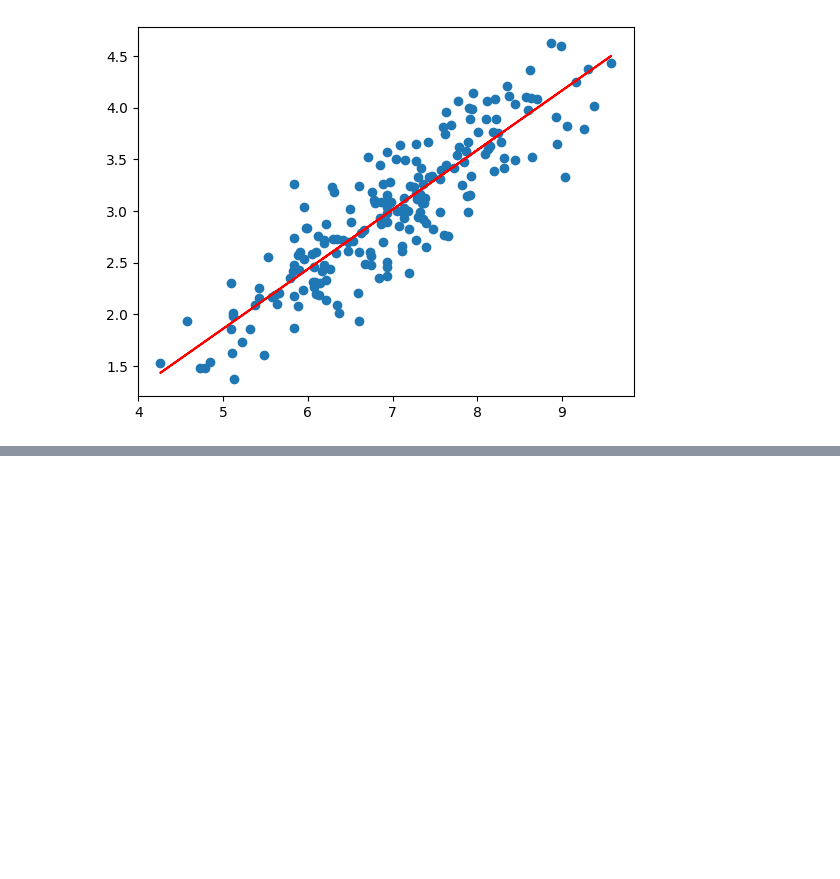
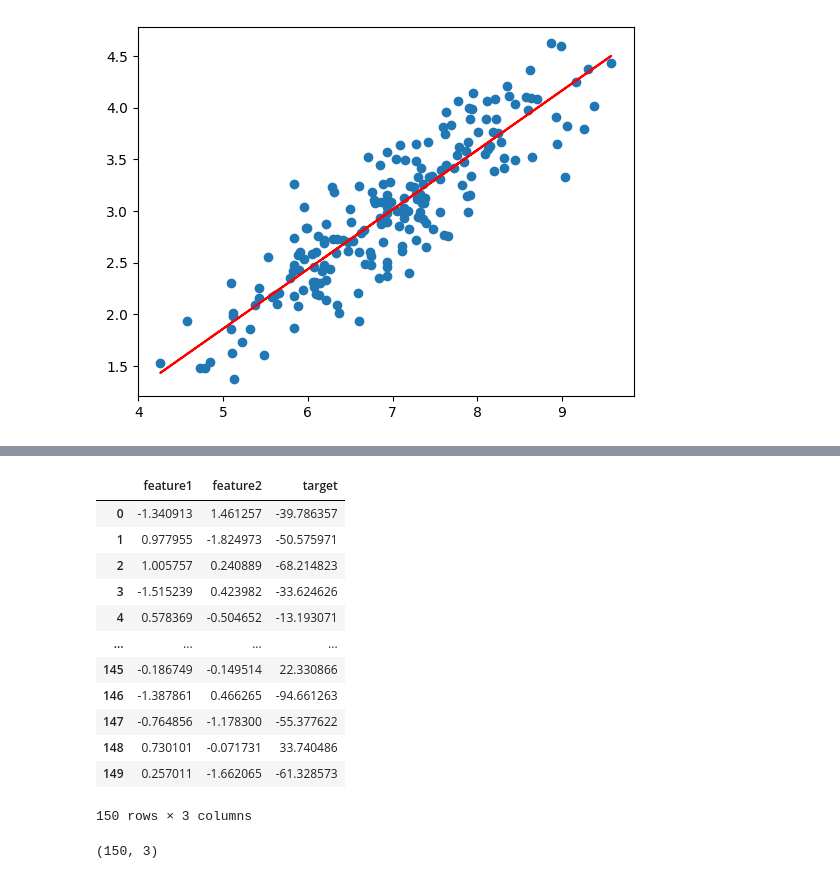
Before and after one commit to robinbanerje/MLpractice, a Jupyter notebook: MLpractice.ipynb, the cells around one changed output, grey strips where cells are left out. Drawn from its saved outputs; the diff is of its cells as text; code cells hidden in the pictures; blank space fills up the shorter version.

```diff
--- a/MLpractice.ipynb
+++ b/MLpractice.ipynb
@@ -172,0 +177,2 @@ plt.plot(X_train, model.predict(X_train), color = "red") # plotting y = 0.57*x-1
+# %%
+X, y = make_regression(n_samples=150, n_features = 2, n_targets = 1, noise = 40)
@@ -172,0 +219,21 @@ plt.plot(X_train, model.predict(X_train), color = "red") # plotting y = 0.57*x-1
+# %%
+df = pd.DataFrame({'feature1': X[:,0], 'feature2':X[:,1], 'target':y})
+df
+# %% [output]
+|  | feature1 | feature2 | target |
+| 0 | -1.340913 | 1.461257 | -39.786357 |
+| 1 | 0.977955 | -1.824973 | -50.575971 |
+| 2 | 1.005757 | 0.240889 | -68.214823 |
+| 3 | -1.515239 | 0.423982 | -33.624626 |
+| 4 | 0.578369 | -0.504652 | -13.193071 |
+| ... | ... | ... | ... |
+| 145 | -0.186749 | -0.149514 | 22.330866 |
+| 146 | -1.387861 | 0.466265 | -94.661263 |
+| 147 | -0.764856 | -1.178300 | -55.377622 |
+| 148 | 0.730101 | -0.071731 | 33.740486 |
+| 149 | 0.257011 | -1.662065 | -61.328573 |
+150 rows × 3 columns
+# %%
+df.shape
+# %% [output]
+(150, 3)
```
Also changed, not shown: parts of 8 cells of this notebook, 1 other file.
